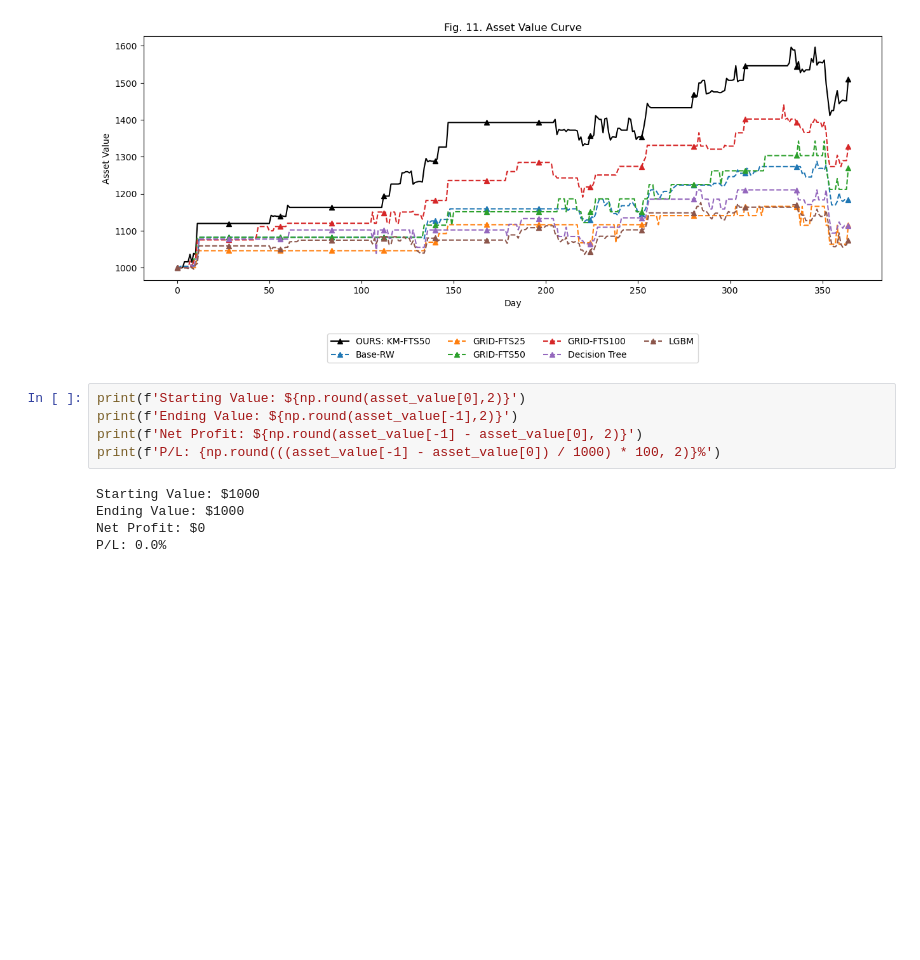
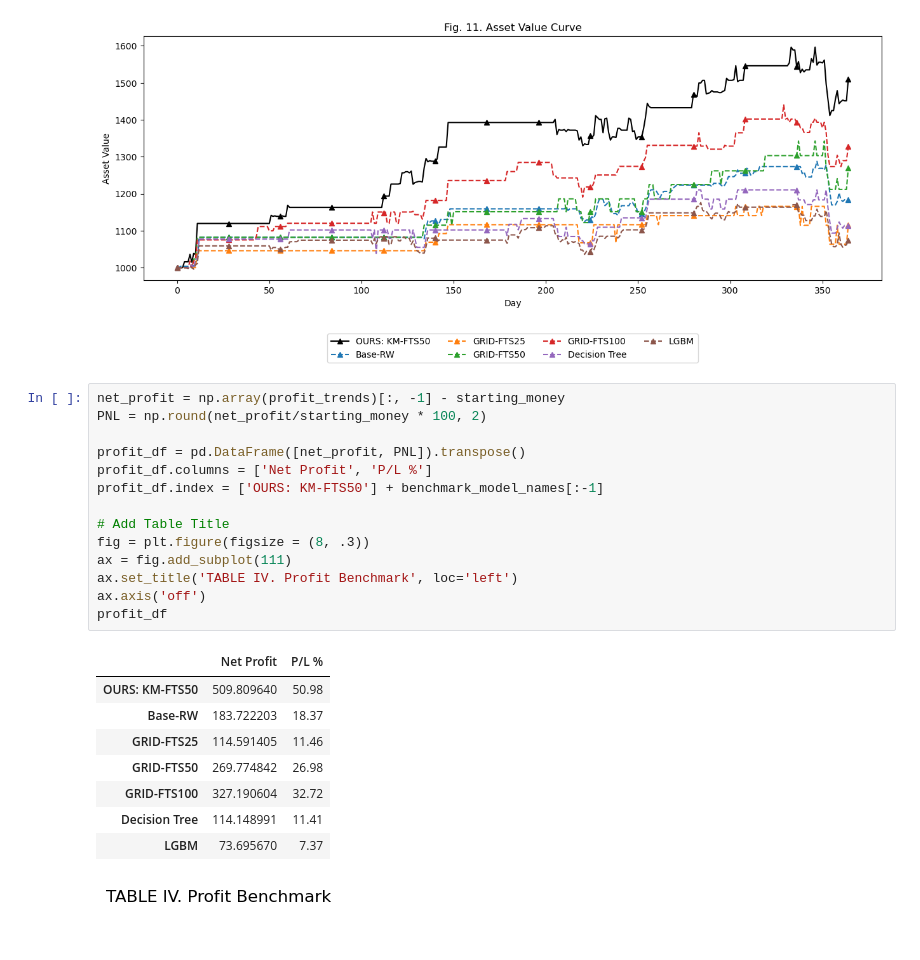
Before and after one commit to reinbugnot/kmeans-fuzzy-ts-forecast, a Jupyter notebook: fts-self-implement.ipynb, the cells around one changed output. Drawn from its saved outputs; the diff is of its cells as text; blank space fills up the shorter version.

Commit message:
added profit benchmarks

```diff
--- a/fts-self-implement.ipynb
+++ b/fts-self-implement.ipynb
@@ -957,12 +959,26 @@ plt.show()
 # %% [output]
 [figure]
 # %%
-print(f'Starting Value: ${np.round(asset_value[0],2)}')
-print(f'Ending Value: ${np.round(asset_value[-1],2)}')
-print(f'Net Profit: ${np.round(asset_value[-1] - asset_value[0], 2)}')
-print(f'P/L: {np.round(((asset_value[-1] - asset_value[0]) / 1000) * 100, 2)}%')
+net_profit = np.array(profit_trends)[:, -1] - starting_money
+PNL = np.round(net_profit/starting_money * 100, 2)
+
+profit_df = pd.DataFrame([net_profit, PNL]).transpose()
+profit_df.columns = ['Net Profit', 'P/L %']
+profit_df.index = ['OURS: KM-FTS50'] + benchmark_model_names[:-1]
+
+# Add Table Title
+fig = plt.figure(figsize = (8, .3))
+ax = fig.add_subplot(111)
+ax.set_title('TABLE IV. Profit Benchmark', loc='left')
+ax.axis('off')
+profit_df
 # %% [output]
-Starting Value: $1000
-Ending Value: $1000
-Net Profit: $0
-P/L: 0.0%
+|  | Net Profit | P/L % |
+| OURS: KM-FTS50 | 509.809640 | 50.98 |
+| Base-RW | 183.722203 | 18.37 |
+| GRID-FTS25 | 114.591405 | 11.46 |
+| GRID-FTS50 | 269.774842 | 26.98 |
+| GRID-FTS100 | 327.190604 | 32.72 |
+| Decision Tree | 114.148991 | 11.41 |
+| LGBM | 73.695670 | 7.37 |
+[figure, added]
```
Also changed, not shown: parts of 11 cells of this notebook.
